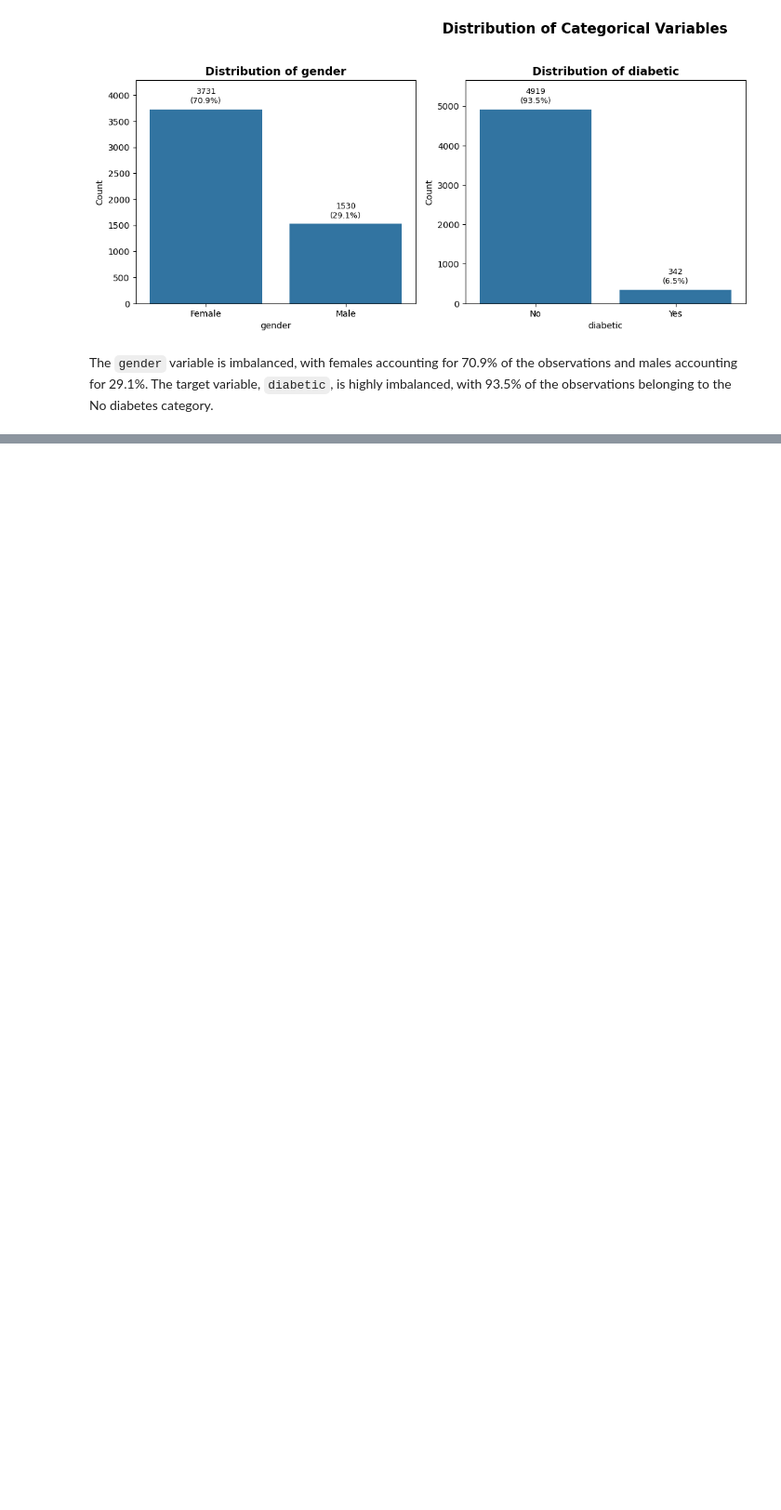
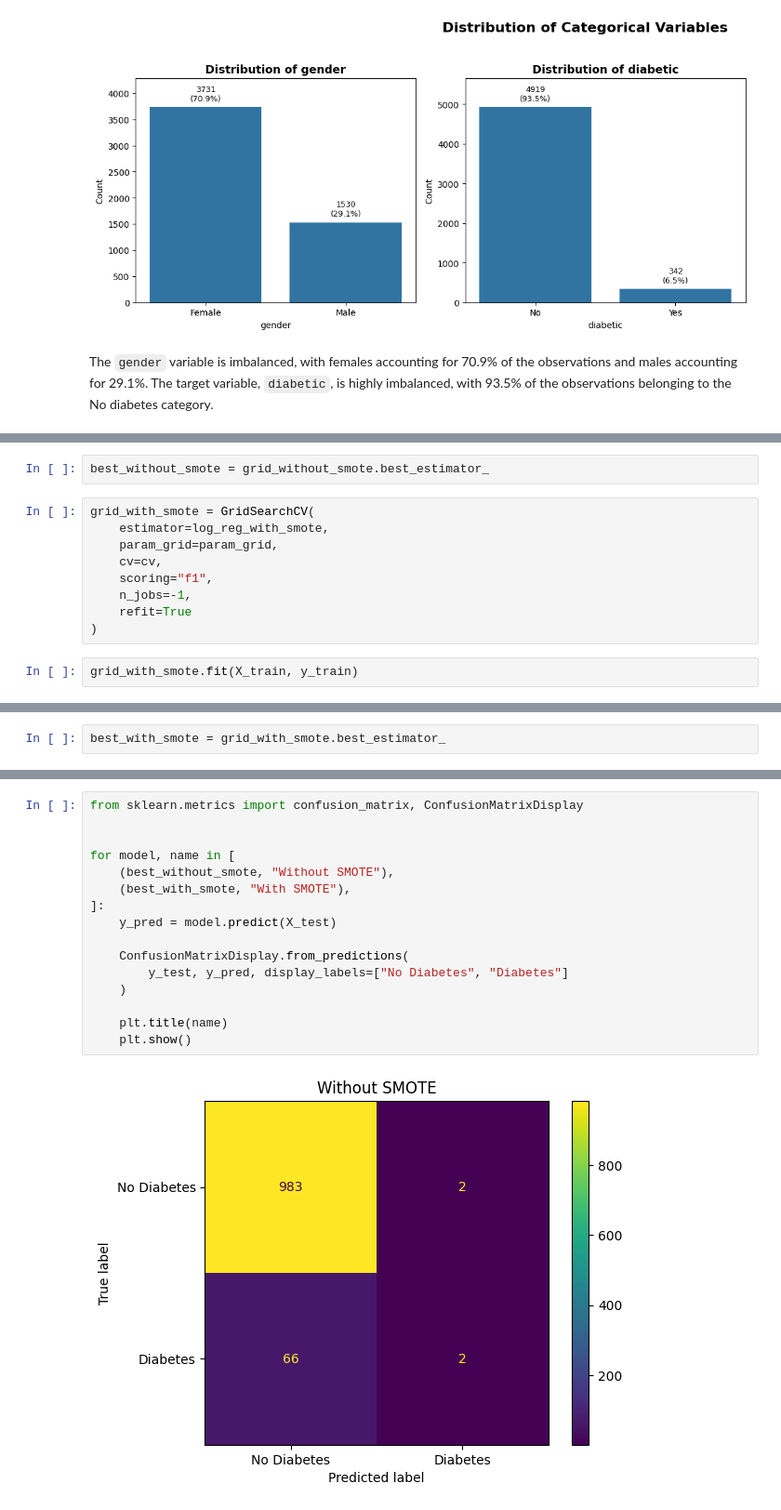
Before and after one commit to habib33-3/diabetes-detection-system, a Jupyter notebook: diadb.ipynb, the cells around one changed output, grey strips where cells are left out. Shown at 93% size. Saved outputs shown, nothing was run; the diff lists cells and outputs as text; blank space fills up the shorter version.

```diff
--- a/diadb.ipynb
+++ b/diadb.ipynb
@@ -633,0 +779,13 @@ The `gender` variable is imbalanced, with females accounting for 70.9% of the ob
+# %%
+best_without_smote = grid_without_smote.best_estimator_
+# %%
+grid_with_smote = GridSearchCV(
+    estimator=log_reg_with_smote,
+    param_grid=param_grid,
+    cv=cv,
+    scoring="f1",
+    n_jobs=-1,
+    refit=True
+)
+# %%
+grid_with_smote.fit(X_train, y_train)
@@ -633,0 +816,2 @@ The `gender` variable is imbalanced, with females accounting for 70.9% of the ob
+# %%
+best_with_smote = grid_with_smote.best_estimator_
@@ -633,0 +876,18 @@ The `gender` variable is imbalanced, with females accounting for 70.9% of the ob
+# %%
+from sklearn.metrics import confusion_matrix, ConfusionMatrixDisplay
+
+
+for model, name in [
+    (best_without_smote, "Without SMOTE"),
+    (best_with_smote, "With SMOTE"),
+]:
+    y_pred = model.predict(X_test)
+
+    ConfusionMatrixDisplay.from_predictions(
+        y_test, y_pred, display_labels=["No Diabetes", "Diabetes"]
+    )
+
+    plt.title(name)
+    plt.show()
+# %% [output]
+[figure, added]
```
Also changed, not shown: parts of 34 cells of this notebook.
